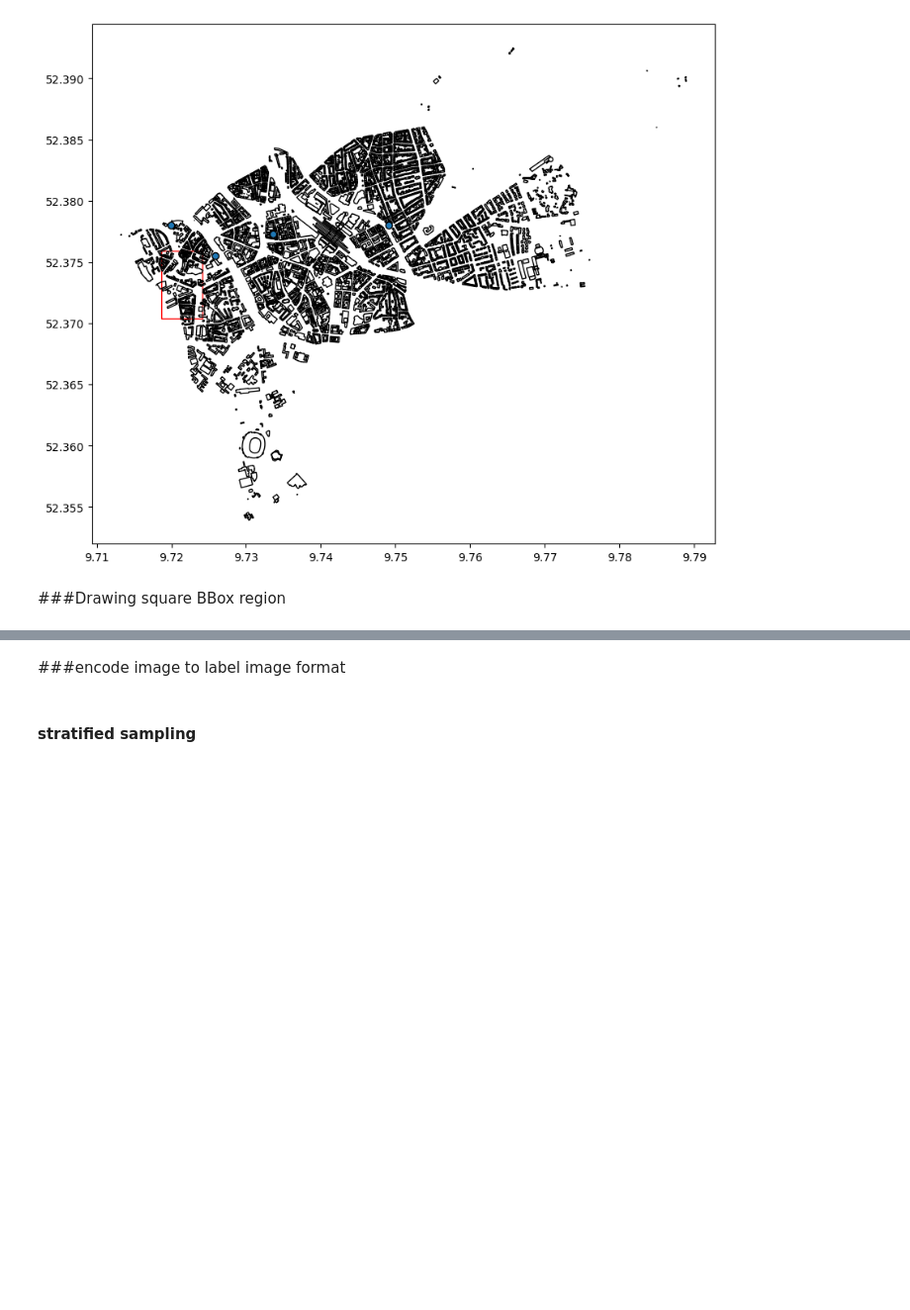
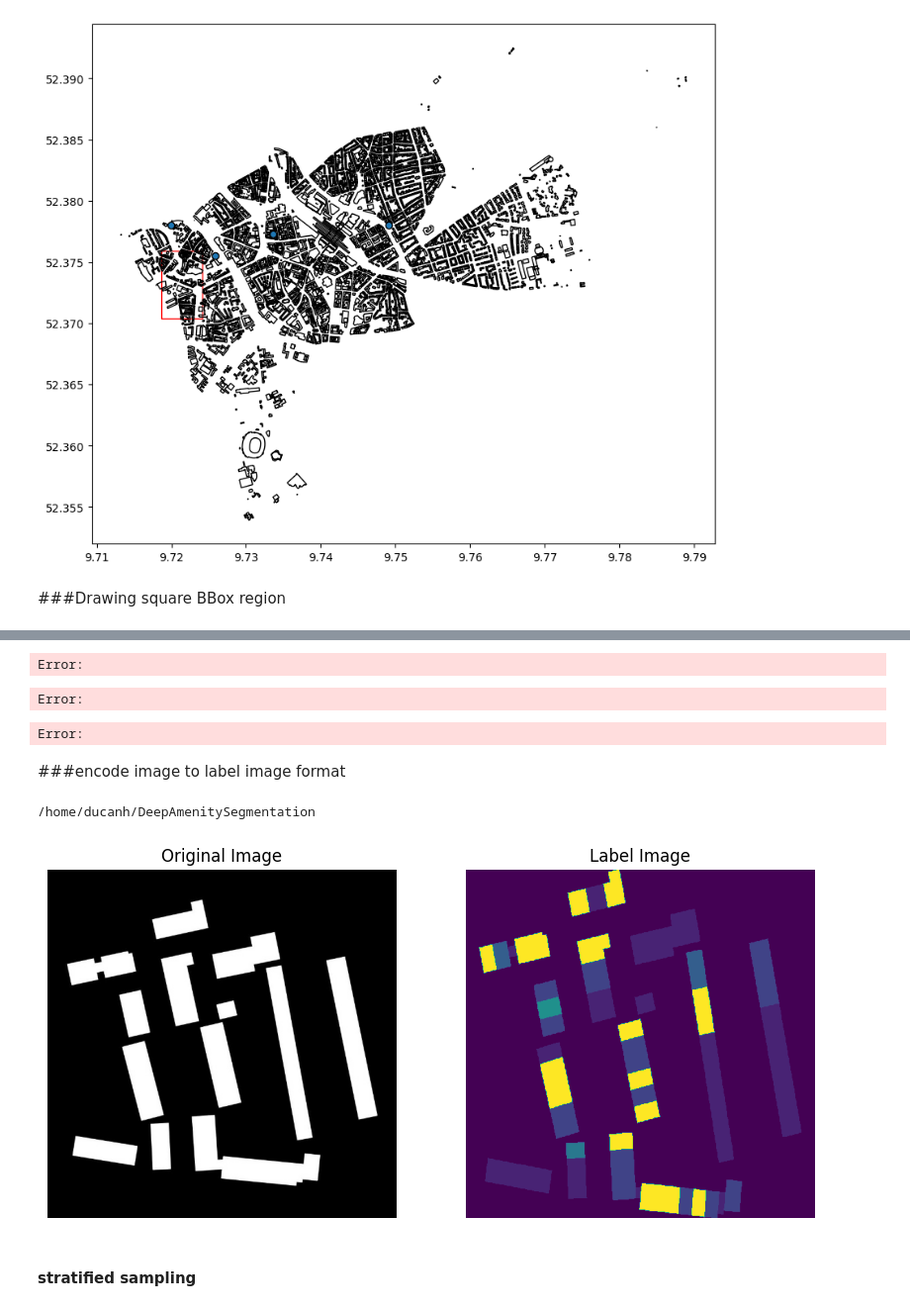
Before and after one commit to ducanhho2296/DeepAmenitySegmentation, a Jupyter notebook: osmnx/osmnx_analyzing.ipynb, the cells around one changed output, grey strips where cells are left out. Shown at 99% size. Cells and saved outputs as stored; diff of their text form; code cells hidden in the pictures; blank space fills up the shorter version.

```diff
--- a/osmnx/osmnx_analyzing.ipynb
+++ b/osmnx/osmnx_analyzing.ipynb
@@ -276,4 +279,18 @@ plt.show()
 [figure]
+# %%
+%cd ~/DeepAmenitySegmentation/utils
+from image_processing import pad_image_to_square
+
+img_path = "/home/ducanh/DeepAmenitySegmentation/datasets/demo/figure.jpg"
+img = cv2.imread(img_path)
+img_size = 512
+padded_img = pad_image_to_square(img, img_size)
+
+cv2.imwrite("/home/ducanh/DeepAmenitySegmentation/datasets/demo/padded.jpg", padded_img)
+# %% [output]
+Error:
+Error:
+Error:
 # %% [markdown]
 ###encode image to label image format
 # %%
@@ -307,17 +324,42 @@ for i in range(0, 200):
         # show the plot
         plt.close()
 # %%
+%cd ~/DeepAmenitySegmentation
+
+import os
+import cv2
 import rasterio
 from matplotlib import pyplot as plt
+
+root_path = 'DeepAmenitySegmentation'
+# Define the paths for images and labels
+img_path = os.path.join('..', root_path, 'datasets', 'images', 'image{}.jpg')
+label_path = os.path.join('..', root_path, 'datasets', 'labels', 'label{}.tif')
+
+img = cv2.imread(img_path.format(120))
+
 # Open the label image in read mode
 with rasterio.open(label_path.format(120), 'r') as src:
     # Read the label image data
     label_image = src.read(1)
-    plt.axis('off')
 
-    # Display the label image as a plot
-    plt.imshow(label_image)
+    # Create a figure with two subplots
+    fig, (ax1, ax2) = plt.subplots(1, 2, figsize=(10, 5))
+
+    # Plot the original image
+    ax1.imshow(cv2.cvtColor(img, cv2.COLOR_BGR2RGB))
+    ax1.axis('off')
+    ax1.set_title('Original Image')
+
+    # Plot the label image
+    ax2.imshow(label_image)
+    ax2.axis('off')
+    ax2.set_title('Label Image')
+
     plt.show()
+# %% [output]
+/home/ducanh/DeepAmenitySegmentation
+[figure, added]
 # %% [markdown]
 #### stratified sampling
 # %%
```
Also changed, not shown: parts of 1 cell of this notebook, 1 other file.
